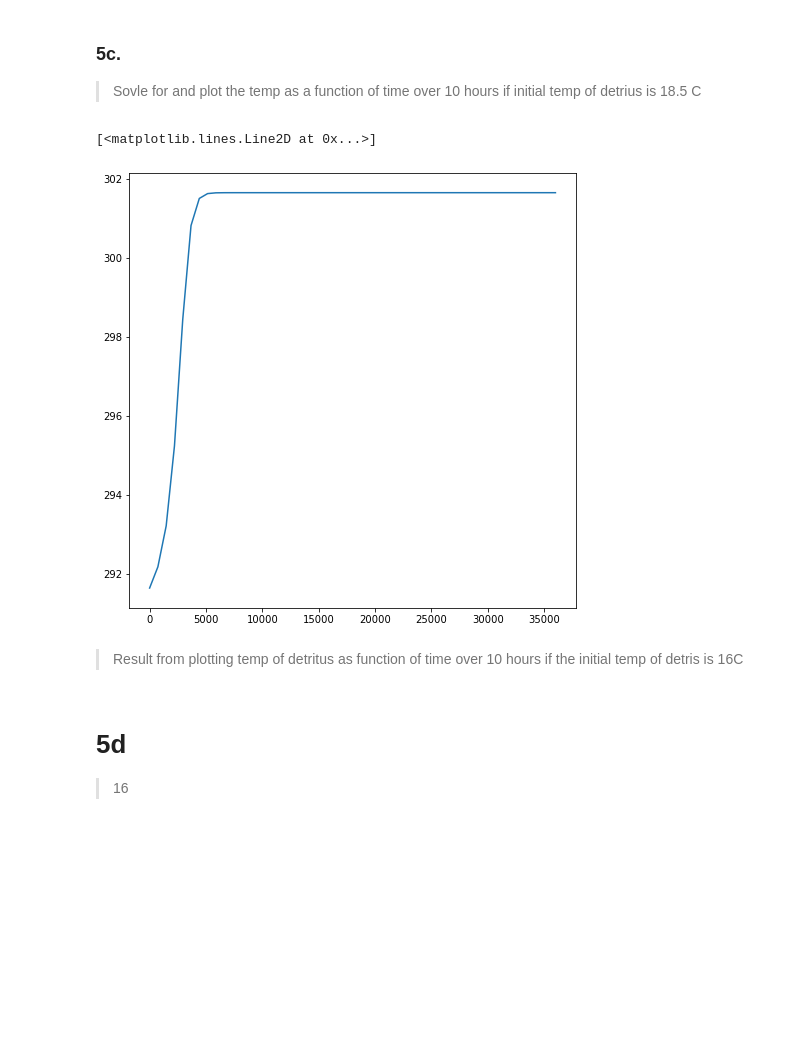
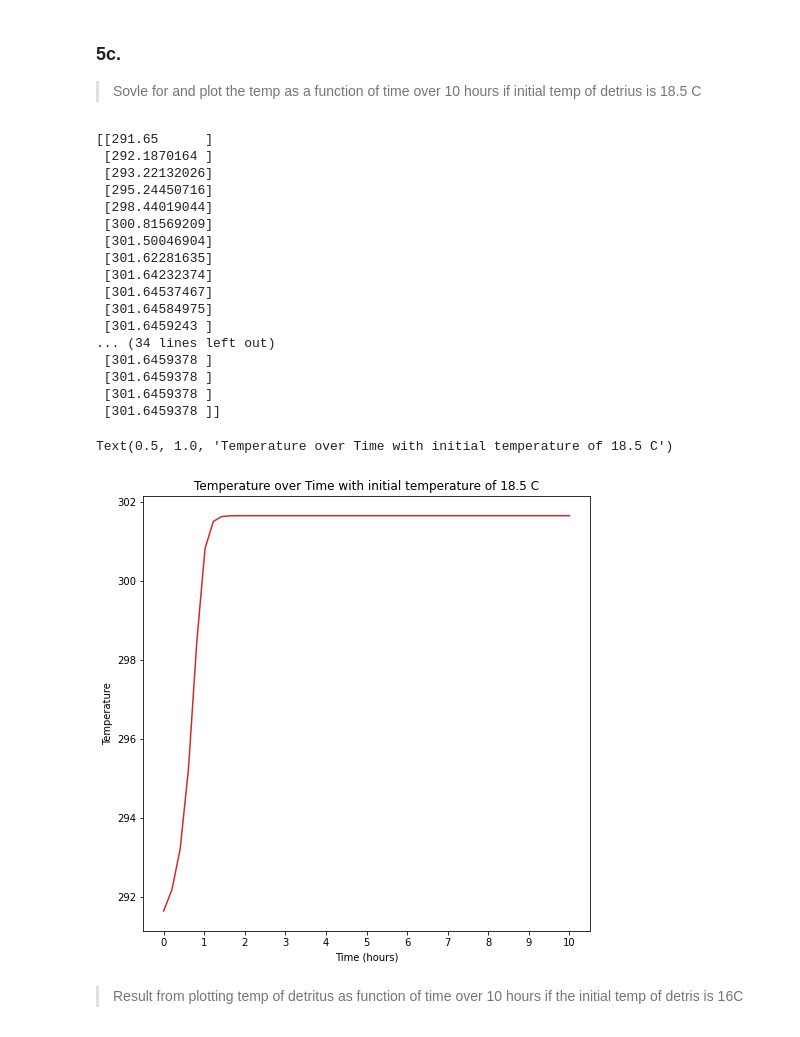
Before and after one commit to loganrower/BEE322_Thermo, a Jupyter notebook: HW5/HW5.ipynb, the cells around one changed output. Drawn from its saved outputs; the diff is of its cells as text; code cells hidden in the pictures; blank space fills up the shorter version.

```diff
--- a/HW5/HW5.ipynb
+++ b/HW5/HW5.ipynb
@@ -196,35 +130,53 @@ ax5b.plot(tarray, dT_dt)
 # %%
 ###
 from scipy.integrate import odeint
 
 
 # odeint function
 ## T =  variable T
 ##
 def Temp_Model (T,t):
     dT_dt = (-h*Area/(mass*c_p))*(T-Twater) + QofT(T)
     return dT_dt
 ## initial condition for temperature
 init_temp =  18.5 +273.15 #K
 
 ## time interval
 #init_t  =
 #final_t =
 t = np.linspace(0,10*60*60,50)
 ## integrate with odeint
 ### odeint(function, initial condition, time range)
 Temp = odeint(Temp_Model, init_temp, t)
-
 # the plotted
 fig = plt.figure()
 fig.set_size_inches(8,8)
 ax5c = plt.subplot(1,1,1)
-ax5c.plot(t, Temp)
+ax5c.plot(t, Temp, "tab:red")
+ax5c.set_ylabel('Temperature')
+ax5c.set_xlabel('Time (hours)')
+ax5c.set_xticks([0, 3600, 7200, 10800, 14400,18000,21600,25200,28800,32400,36000])
+ax5c.set_xticklabels([0, 1,2,3,4,5,6,7,8,9,10])
+ax5c.set_title('Temperature over Time with initial temperature of 18.5 C')
 # %% [output]
-[<matplotlib.lines.Line2D at 0x...>]
+[[291.65      ]
+ [292.1870164 ]
+ [293.22132026]
+ [295.24450716]
+ [298.44019044]
+ [300.81569209]
+ [301.50046904]
+ [301.62281635]
+ [301.64232374]
+ [301.64537467]
+ [301.64584975]
+ [301.6459243 ]
+... (34 lines left out)
+ [301.6459378 ]
+ [301.6459378 ]
+ [301.6459378 ]
+ [301.6459378 ]]
+Text(0.5, 1.0, 'Temperature over Time with initial temperature of 18.5 C')
-[figure, old version]
+[figure, new version]
 # %% [markdown]
 > Result from plotting temp of detritus as function of time over 10 hours if the initial temp of detris is 16C
-# %% [markdown]
-# 5d
-> 16
```
Also changed, not shown: parts of 21 cells of this notebook.
